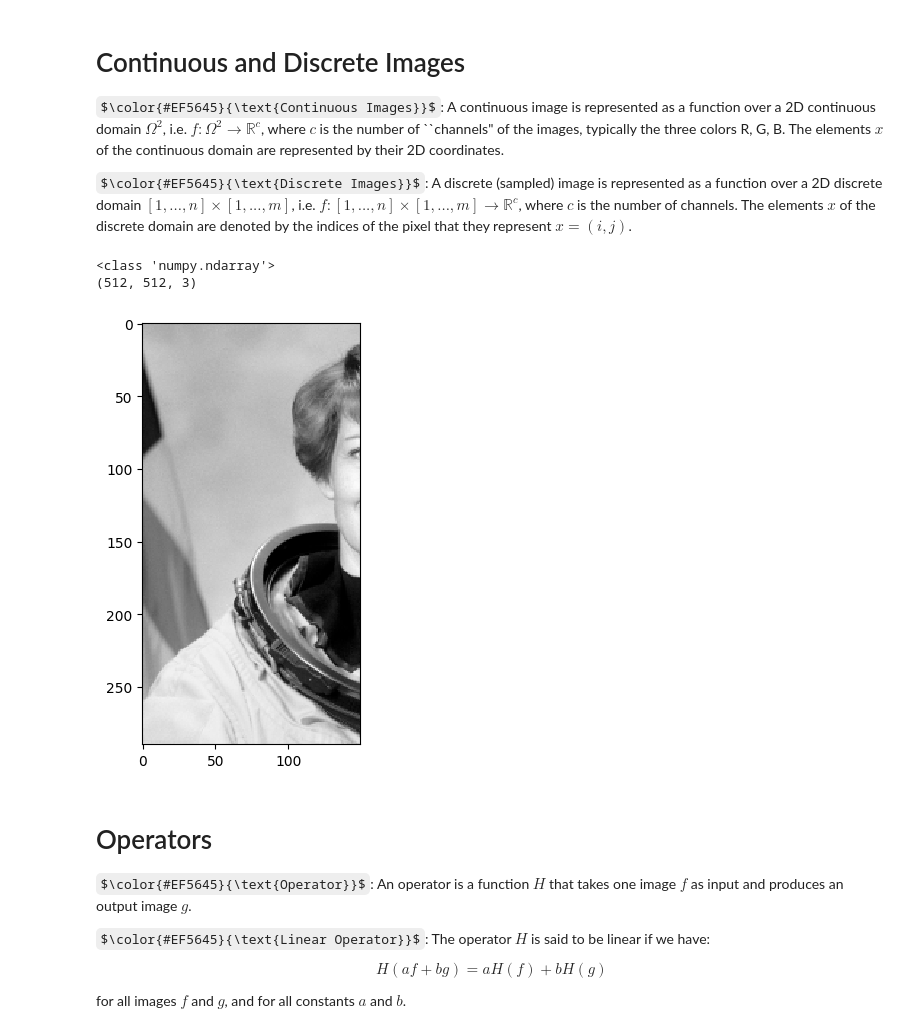
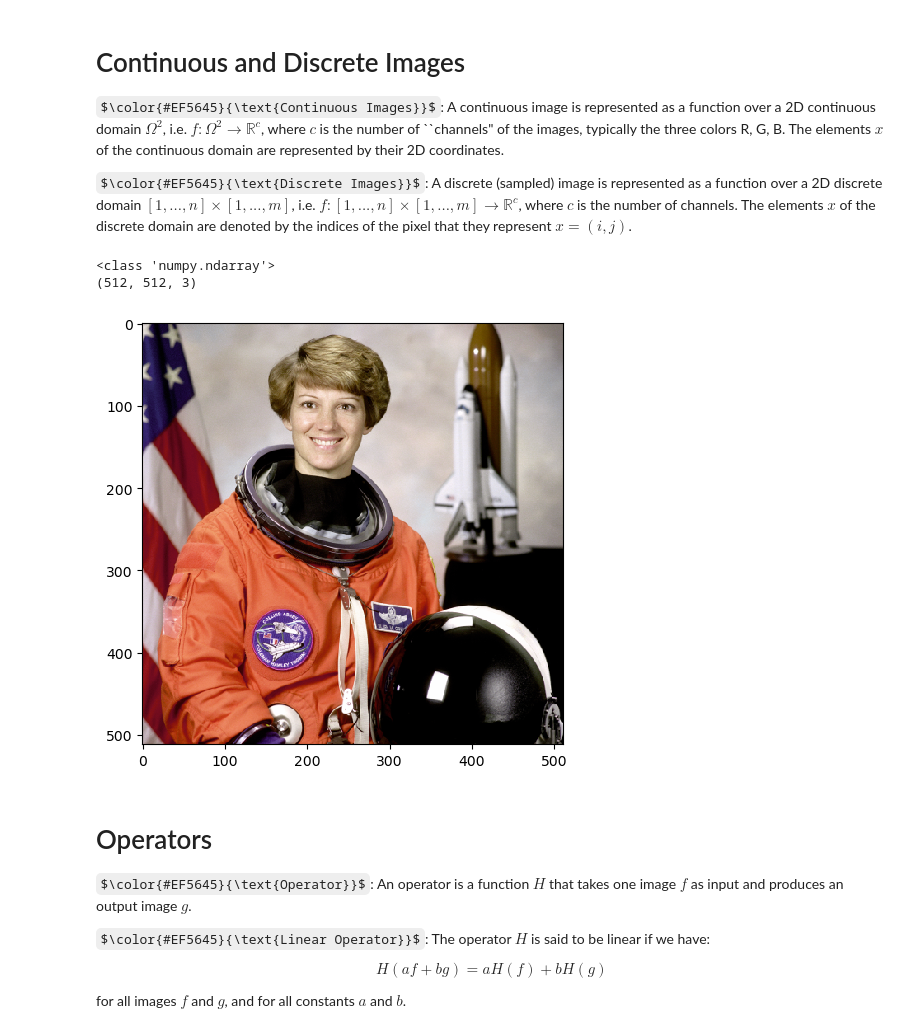
Before and after one commit to apprentice922/ece278a, a Jupyter notebook: lectures/02_operators.ipynb, the cells around one changed output. Drawn from its saved outputs; the diff is of its cells as text; code cells hidden in the pictures; some formulas as TeX source.

```diff
--- a/lectures/02_operators.ipynb
+++ b/lectures/02_operators.ipynb
@@ -36,19 +36,20 @@ $\color{#EF5645}{\text{Continuous Images}}$: A continuous image is represented a
 
 $\color{#EF5645}{\text{Discrete Images}}$: A discrete (sampled) image is represented as a function over a 2D discrete domain $[1, ..., n] \times [1, ..., m] $, i.e. $f: [1, ..., n] \times [1, ..., m] \rightarrow \mathbb{R}^c$, where $c$ is the number of channels. The elements $x$ of the discrete domain are denoted by the indices of the pixel that they represent $x=(i, j)$.
 # %%
-from skimage import data, io
+from skimage import data
+import matplotlib.pyplot import
 
 image = data.astronaut()
 print(type(image))
 print(image.shape)
 
-# io.imshow(image);
+io.imshow(image);
 
-io.imshow(image[10:300, 50:200, 0]);
+#io.imshow(image[10:300, 50:200, 0]);
 # %% [output]
 <class 'numpy.ndarray'>
 (512, 512, 3)
-[figure, old version]
+[figure, new version]
 # %% [markdown]
 # Operators
 
```
Also changed, not shown: parts of 1 cell of this notebook.
